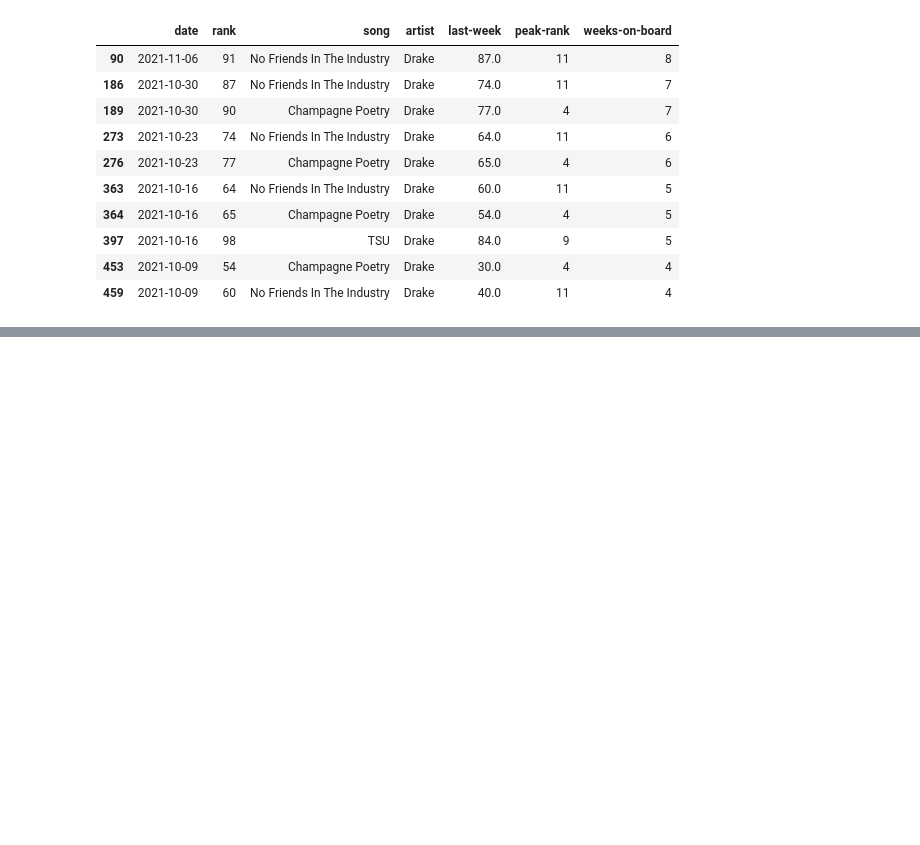
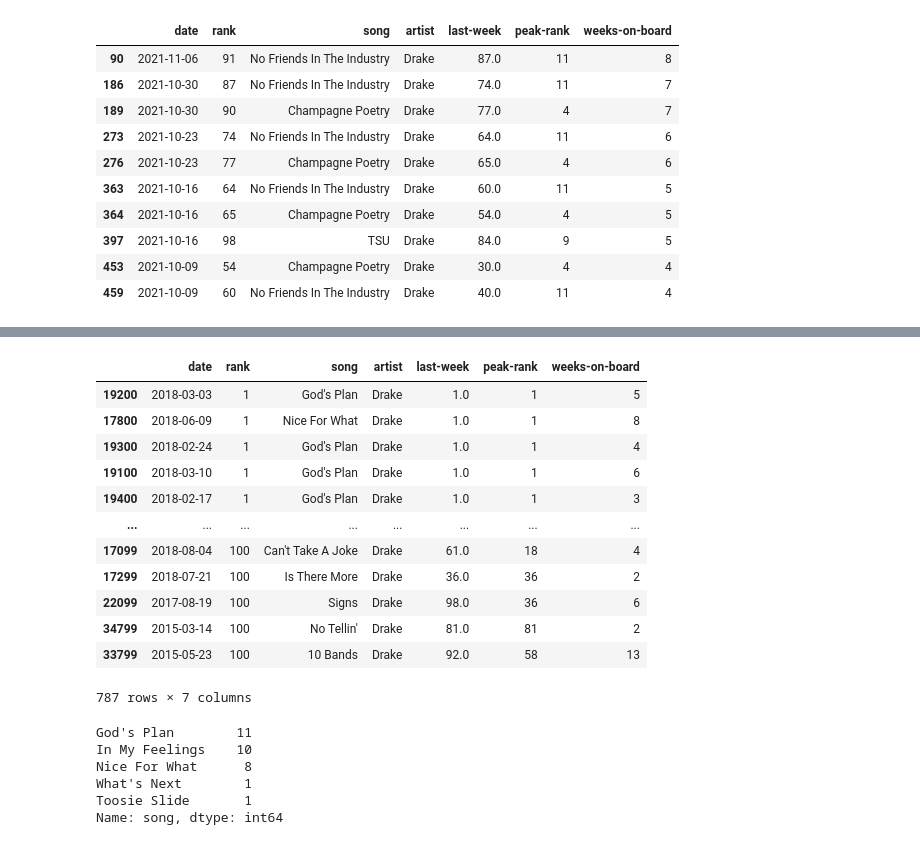
Before and after one commit to Bramstorp/MusicDataAnalyse, a Jupyter notebook: billboard.ipynb, the cells around one changed output, grey strips where cells are left out. Saved outputs shown, nothing was run; the diff lists cells and outputs as text; code cells hidden in the pictures; blank space fills up the shorter version.

```diff
--- a/billboard.ipynb
+++ b/billboard.ipynb
@@ -178,0 +205,25 @@ drake_df.head(10)
+# %%
+drake_df.sort_values('rank')
+# %% [output]
+|  | date | rank | song | artist | last-week | peak-rank | weeks-on-board |
+| 19200 | 2018-03-03 | 1 | God's Plan | Drake | 1.0 | 1 | 5 |
+| 17800 | 2018-06-09 | 1 | Nice For What | Drake | 1.0 | 1 | 8 |
+| 19300 | 2018-02-24 | 1 | God's Plan | Drake | 1.0 | 1 | 4 |
+| 19100 | 2018-03-10 | 1 | God's Plan | Drake | 1.0 | 1 | 6 |
+| 19400 | 2018-02-17 | 1 | God's Plan | Drake | 1.0 | 1 | 3 |
+| ... | ... | ... | ... | ... | ... | ... | ... |
+| 17099 | 2018-08-04 | 100 | Can't Take A Joke | Drake | 61.0 | 18 | 4 |
+| 17299 | 2018-07-21 | 100 | Is There More | Drake | 36.0 | 36 | 2 |
+| 22099 | 2017-08-19 | 100 | Signs | Drake | 98.0 | 36 | 6 |
+| 34799 | 2015-03-14 | 100 | No Tellin' | Drake | 81.0 | 81 | 2 |
+| 33799 | 2015-05-23 | 100 | 10 Bands | Drake | 92.0 | 58 | 13 |
+787 rows × 7 columns
+# %%
+df[(df['artist']=='Drake') & (df['rank']==1)]['song'].value_counts()
+# %% [output]
+God's Plan        11
+In My Feelings    10
+Nice For What      8
+What's Next        1
+Toosie Slide       1
+Name: song, dtype: int64
```
Also changed, not shown: parts of 7 cells of this notebook.
